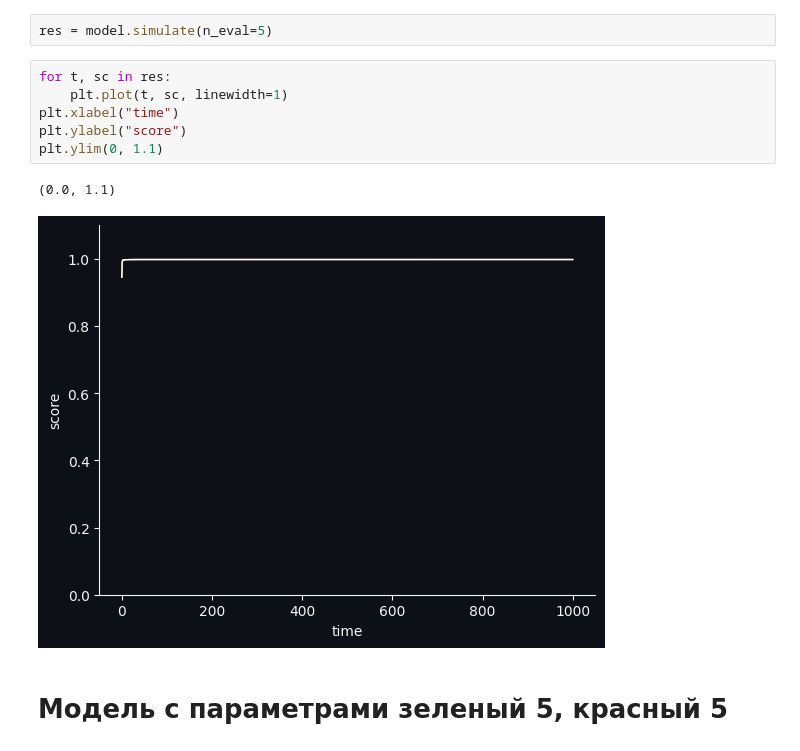
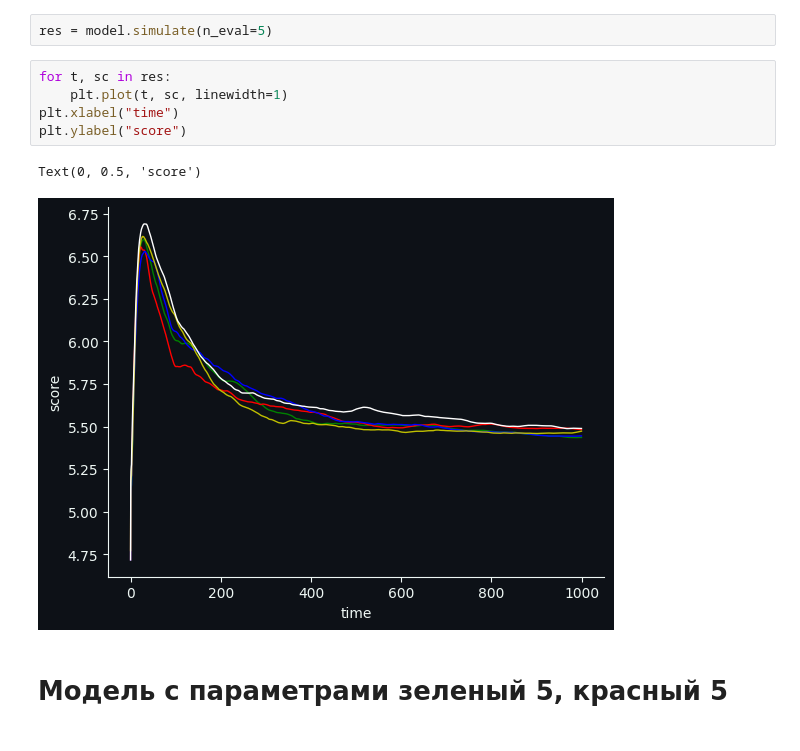
Before and after one commit to SpongeFrogy/Cpp_and_unix-algorithms, a Jupyter notebook: sem7/lab3/init_revew.ipynb, the cells around one changed output. Cells and saved outputs as stored; diff of their text form.

```diff
--- a/sem7/lab3/init_revew.ipynb
+++ b/sem7/lab3/init_revew.ipynb
@@ -50,12 +51,11 @@ res = model.simulate(n_eval=5)
 # %%
 for t, sc in res:
     plt.plot(t, sc, linewidth=1)
 plt.xlabel("time")
 plt.ylabel("score")
-plt.ylim(0, 1.1)
 # %% [output]
-(0.0, 1.1)
+Text(0, 0.5, 'score')
-[figure, old version]
+[figure, new version]
 # %% [markdown]
 # Модель с параметрами зеленый 5, красный 5
 # %%
```
Also changed, not shown: parts of 11 cells of this notebook, 8 other files.
